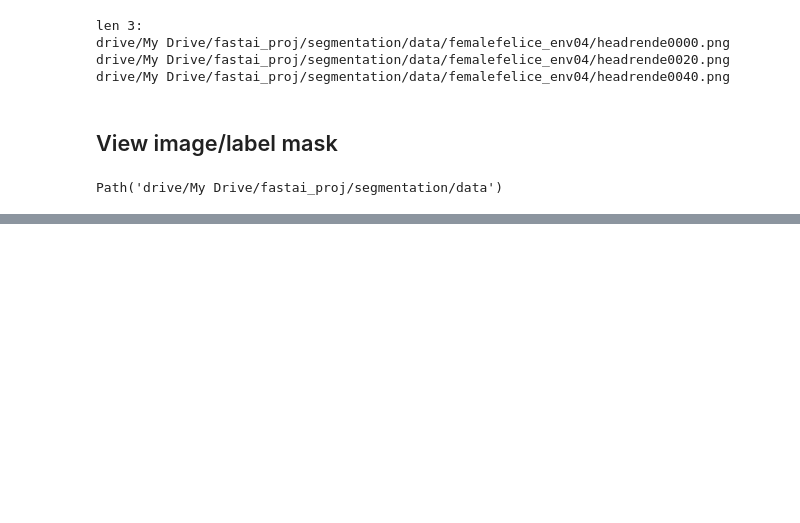
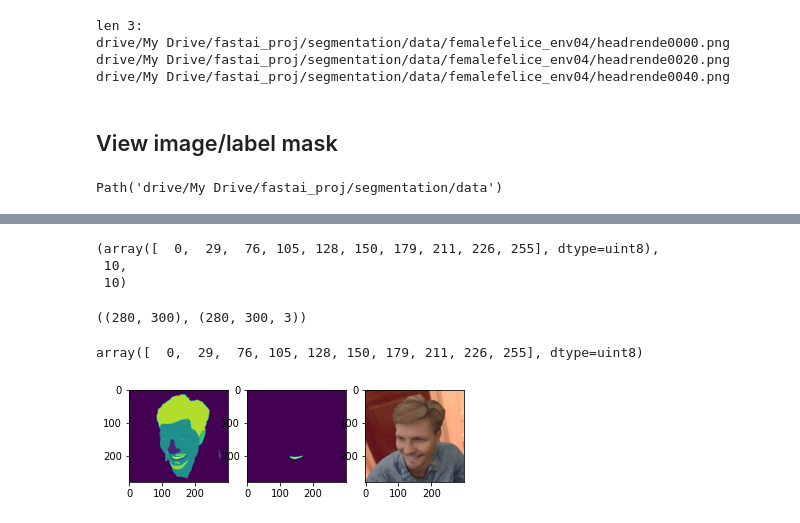
Before and after one commit to RGologorsky/fastai_proj, a Jupyter notebook: Image_Segmentation_Hair.ipynb, the cells around one changed output, grey strips where cells are left out. Cells and saved outputs as stored; diff of their text form; code cells hidden in the pictures; blank space fills up the shorter version.

```diff
--- a/Image_Segmentation_Hair.ipynb
+++ b/Image_Segmentation_Hair.ipynb
@@ -140,0 +142,10 @@ img_l = PILImage.create(lbl_names[idx])
+# %%
+unique_vals = np.unique(mask)
+unique_vals, len(unique_vals), len(codes)
+# %% [output]
+(array([  0,  29,  76, 105, 128, 150, 179, 211, 226, 255], dtype=uint8),
+ 10,
+ 10)
+# %%
+orig_mask = mask
+orig_img = img_f
@@ -140,0 +155,23 @@ img_l = PILImage.create(lbl_names[idx])
+# %%
+mask_arr.shape, img_arr.shape
+# %% [output]
+((280, 300), (280, 300, 3))
+# %%
+unique_vals
+# %% [output]
+array([  0,  29,  76, 105, 128, 150, 179, 211, 226, 255], dtype=uint8)
+# %%
+val = 255
+mask_arr = np.array(orig_mask)
+mask_arr[mask_arr != val] = 0
+mask_arr[mask_arr == val] = 255
+new_mask = Image.fromarray(mask_arr)
+new_mask
+
+fig, (ax1, ax2, ax3) = plt.subplots(1, 3)
+ax1.imshow(mask)
+ax2.imshow(new_mask)
+ax3.imshow(img)
+plt.show()
+# %% [output]
+[figure, added]
```
Also changed, not shown: parts of 27 cells of this notebook.
